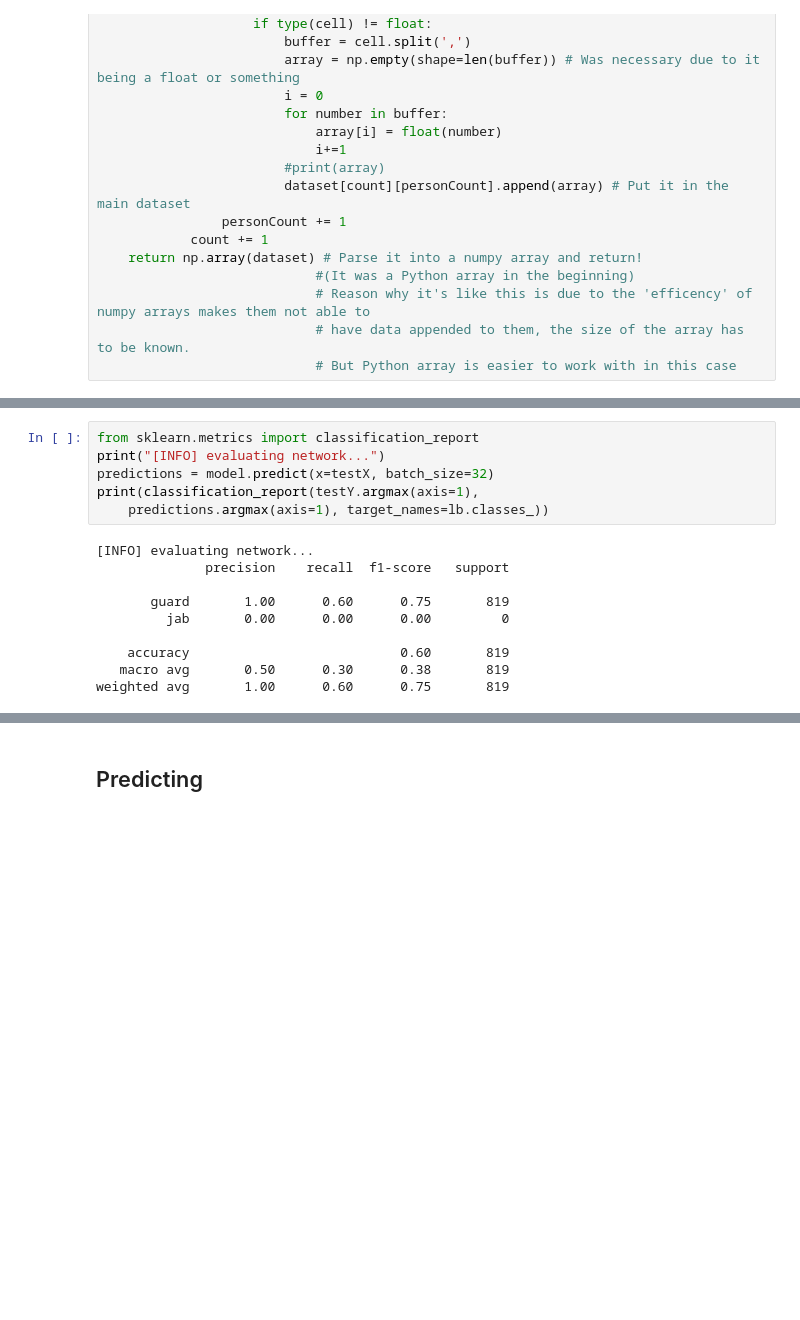
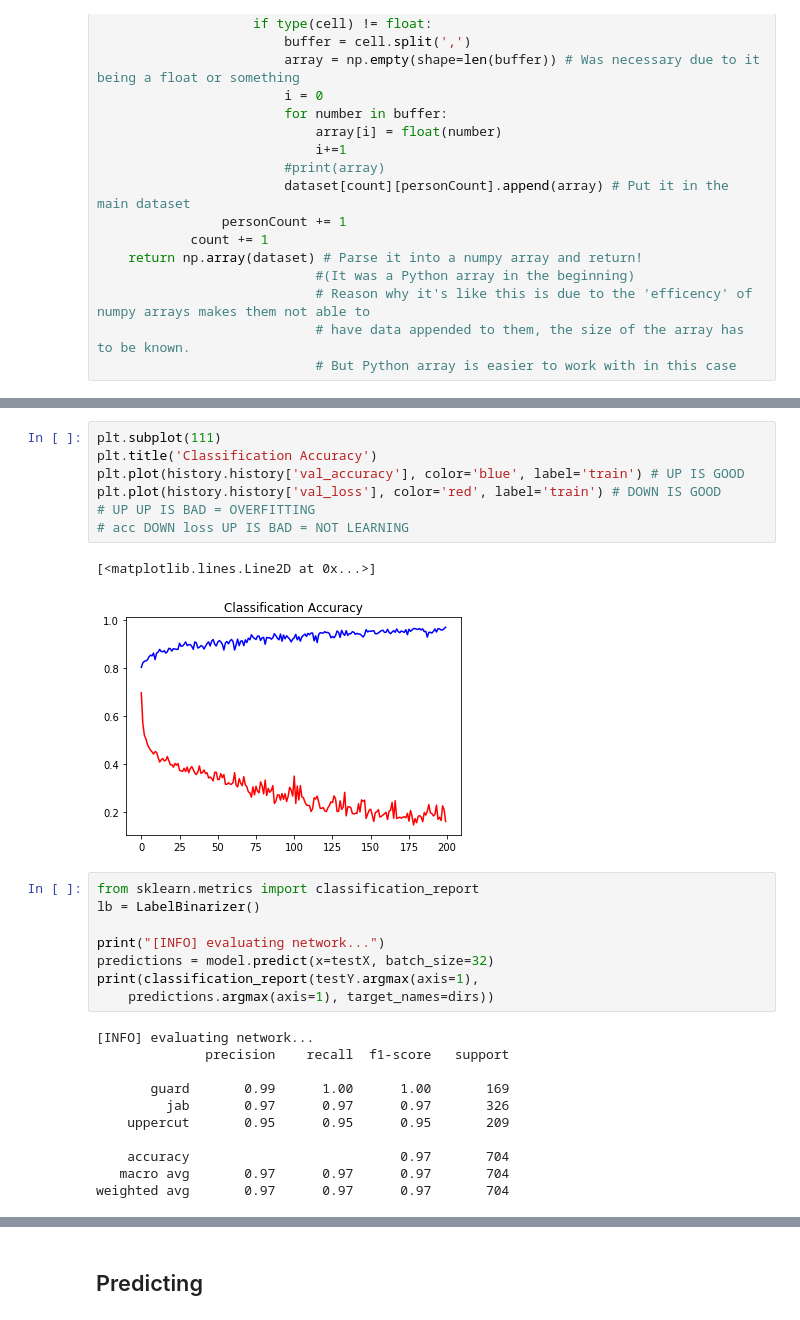
Before and after one commit to Za012/MMA-Posture, a Jupyter notebook: ML/JabPrediction.ipynb, the cells around one changed output, grey strips where cells are left out. Cells and saved outputs as stored; diff of their text form; blank space fills up the shorter version.

```diff
--- a/ML/JabPrediction.ipynb
+++ b/ML/JabPrediction.ipynb
@@ -298,17 +347,30 @@ plt.plot(history.history['val_accuracy'], color='red', label='train')
+# %%
+plt.subplot(111)
+plt.title('Classification Accuracy')
+plt.plot(history.history['val_accuracy'], color='blue', label='train') # UP IS GOOD
+plt.plot(history.history['val_loss'], color='red', label='train') # DOWN IS GOOD
+# UP UP IS BAD = OVERFITTING
+# acc DOWN loss UP IS BAD = NOT LEARNING
+# %% [output]
+[<matplotlib.lines.Line2D at 0x...>]
+[figure, added]
 # %%
 from sklearn.metrics import classification_report
+lb = LabelBinarizer()
+
 print("[INFO] evaluating network...")
 predictions = model.predict(x=testX, batch_size=32)
 print(classification_report(testY.argmax(axis=1),
-    predictions.argmax(axis=1), target_names=lb.classes_))
+    predictions.argmax(axis=1), target_names=dirs))
 # %% [output]
 [INFO] evaluating network...
               precision    recall  f1-score   support
 
-       guard       1.00      0.60      0.75       819
-         jab       0.00      0.00      0.00         0
+       guard       0.99      1.00      1.00       169
+         jab       0.97      0.97      0.97       326
+    uppercut       0.95      0.95      0.95       209
 
-    accuracy                           0.60       819
-   macro avg       0.50      0.30      0.38       819
-weighted avg       1.00      0.60      0.75       819
+    accuracy                           0.97       704
+   macro avg       0.97      0.97      0.97       704
+weighted avg       0.97      0.97      0.97       704
 # %%
```
Also changed, not shown: parts of 15 cells of this notebook, 10 other files.
